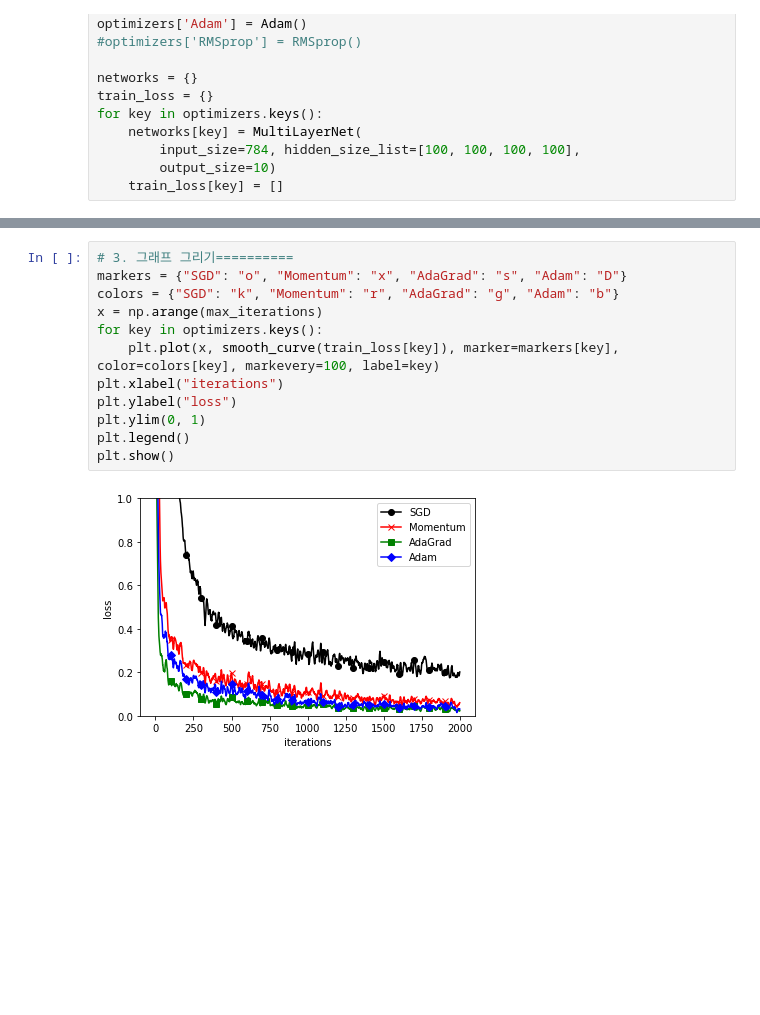
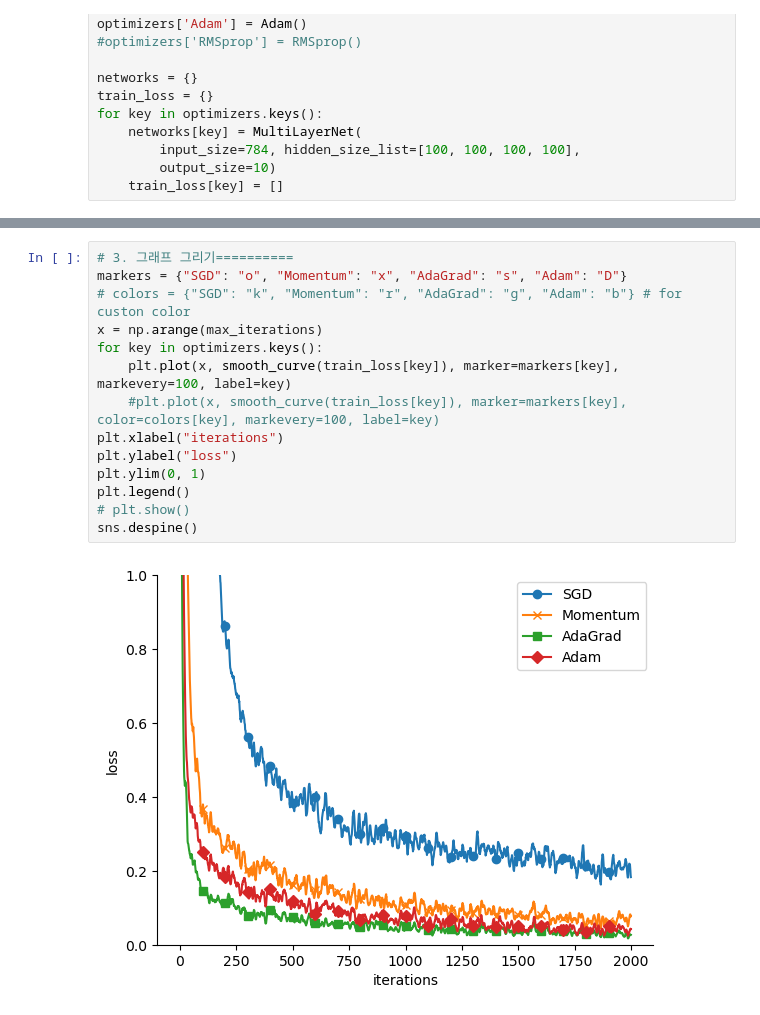
Before and after one commit to ssuai/deep_learning_from_scratch, a Jupyter notebook: ch06/compare_optimizers_for_mnist.ipynb, the cells around one changed output, grey strips where cells are left out. Saved outputs shown, nothing was run; the diff lists cells and outputs as text; blank space fills up the shorter version.

```diff
--- a/ch06/compare_optimizers_for_mnist.ipynb
+++ b/ch06/compare_optimizers_for_mnist.ipynb
@@ -71,14 +102,16 @@ Adam:0.07630438766511695
 # %%
 # 3. 그래프 그리기==========
 markers = {"SGD": "o", "Momentum": "x", "AdaGrad": "s", "Adam": "D"}
-colors = {"SGD": "k", "Momentum": "r", "AdaGrad": "g", "Adam": "b"}
+# colors = {"SGD": "k", "Momentum": "r", "AdaGrad": "g", "Adam": "b"} # for custon color
 x = np.arange(max_iterations)
 for key in optimizers.keys():
-    plt.plot(x, smooth_curve(train_loss[key]), marker=markers[key], color=colors[key], markevery=100, label=key)
+    plt.plot(x, smooth_curve(train_loss[key]), marker=markers[key], markevery=100, label=key)
+    #plt.plot(x, smooth_curve(train_loss[key]), marker=markers[key], color=colors[key], markevery=100, label=key)
 plt.xlabel("iterations")
 plt.ylabel("loss")
 plt.ylim(0, 1)
 plt.legend()
-plt.show()
+# plt.show()
+sns.despine()
 # %% [output]
-[figure, old version]
+[figure, new version]
```
Also changed, not shown: parts of 7 cells of this notebook.
